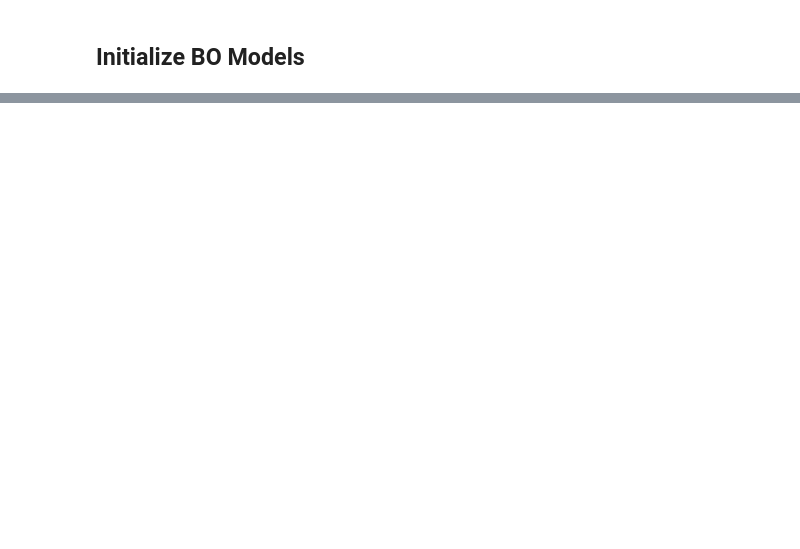
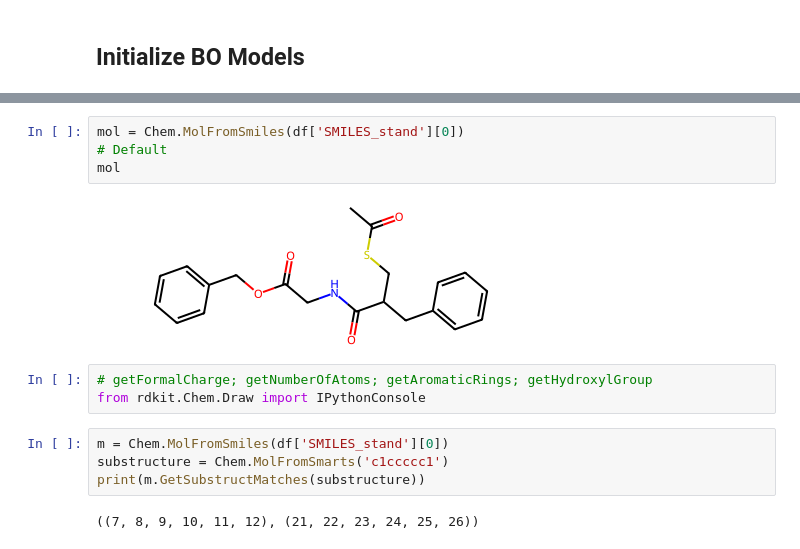
Before and after one commit to 7shoe/Combinatorial_BO, a Jupyter notebook: Visualize_Drug_Discovery_DS.ipynb, the cells around one changed output, grey strips where cells are left out. Cells and saved outputs as stored; diff of their text form; blank space fills up the shorter version.

```diff
--- a/Visualize_Drug_Discovery_DS.ipynb
+++ b/Visualize_Drug_Discovery_DS.ipynb
@@ -90,0 +173,15 @@ with open(f'./data/BOCS_EXP/dictBOCS_{N_EXPERIMENTS}_00.json', 'w+') as f:
+# %%
+mol = Chem.MolFromSmiles(df['SMILES_stand'][0])
+# Default
+mol
+# %% [output]
+[figure, added]
+# %%
+# getFormalCharge; getNumberOfAtoms; getAromaticRings; getHydroxylGroup
+from rdkit.Chem.Draw import IPythonConsole
+# %%
+m = Chem.MolFromSmiles(df['SMILES_stand'][0])
+substructure = Chem.MolFromSmarts('c1ccccc1')
+print(m.GetSubstructMatches(substructure))
+# %% [output]
+((7, 8, 9, 10, 11, 12), (21, 22, 23, 24, 25, 26))
```
Also changed, not shown: parts of 16 cells of this notebook, 23 other files.
